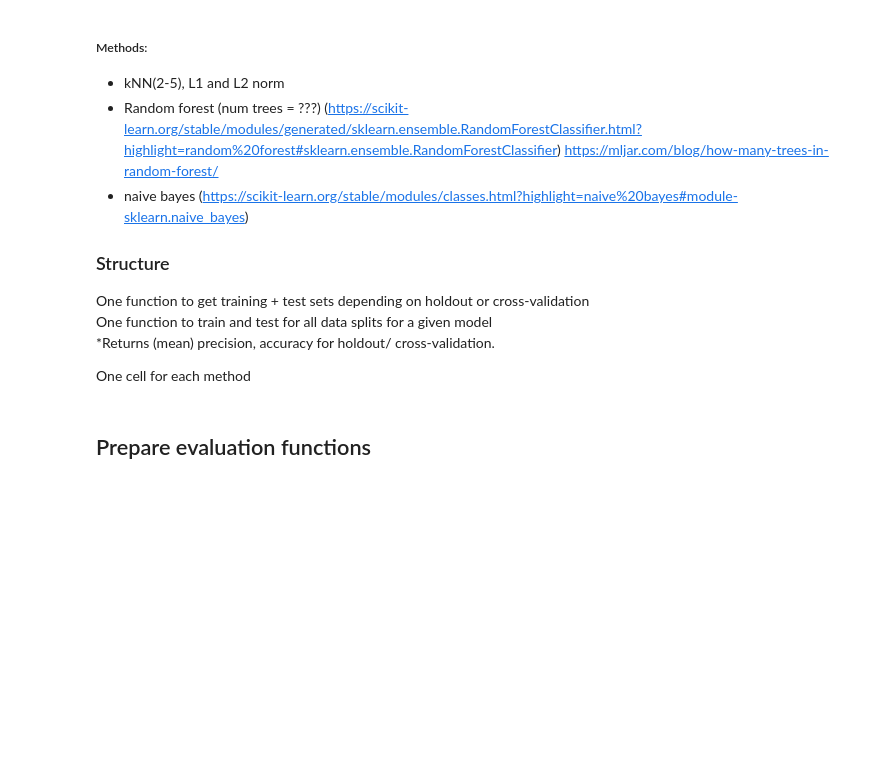
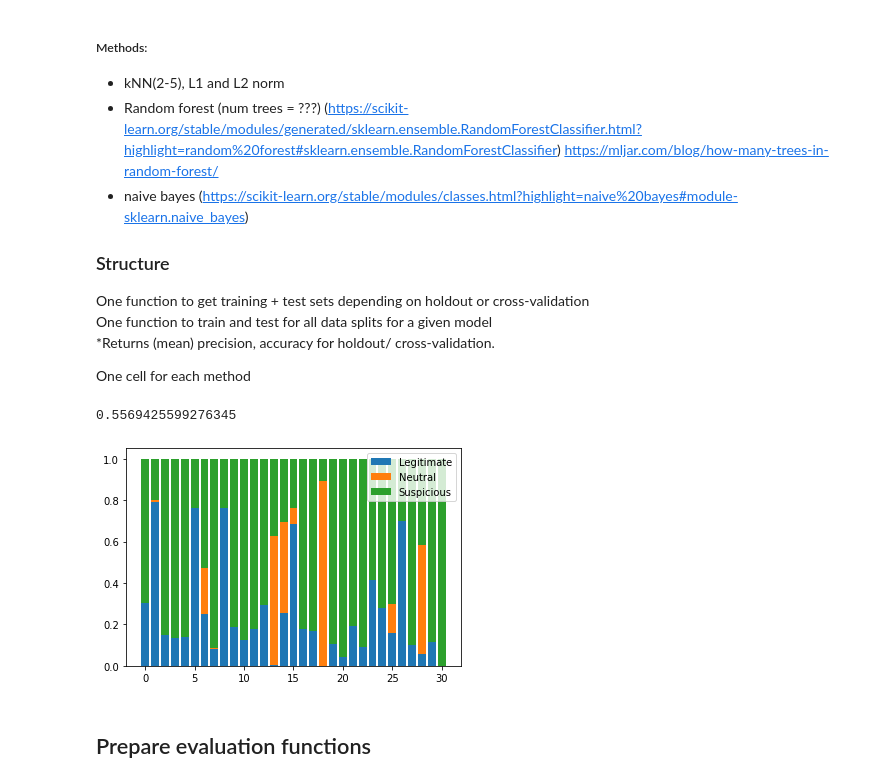
Before and after one commit to Erik-Lundell/MachineLearning1, a Jupyter notebook: phishing-with-skl.ipynb, the cells around one changed output. Saved outputs shown, nothing was run; the diff lists cells and outputs as text; code cells hidden in the pictures; blank space fills up the shorter version.

```diff
--- a/phishing-with-skl.ipynb
+++ b/phishing-with-skl.ipynb
@@ -26,10 +26,13 @@ import time
 import sklearn as skl
 from sklearn.neighbors import KNeighborsClassifier as kNN
 from sklearn.naive_bayes import CategoricalNB
+from sklearn.ensemble import RandomForestClassifier
 
 #load data, shuffle and separate parameters from labels
 df_raw = pd.read_csv("data/phpV5QYya.csv")
-df_shuffeled = df_raw.sample(frac=1,random_state=193520285)
+num_entries = df_raw.shape[0]
+num_attributes = df_raw.shape[1]
+df_shuffeled = df_raw.sample(frac=1,random_state=193520285) #*85
 scaler = skl.preprocessing.MinMaxScaler()
 scaler.fit(df_shuffeled)
 df_shuffeled = scaler.transform(df_shuffeled)
@@ -40,6 +43,28 @@ Y = df_shuffeled[:,-1:]
 #Create splits
 cross_validator10 = skl.model_selection.StratifiedKFold(n_splits=10)
 hX_train, hX_test, hY_train, hY_test = skl.model_selection.train_test_split(X,Y, test_size=0.2)
+# %%
+# Plot characteristics of data set
+
+df_temp = df_raw[df_raw["Result"]==1]
+length_df = df_temp.shape[0]
+
+print(length_df/num_entries)
+
+num_legitimate = np.count_nonzero(df_temp == -1, axis=0)/length_df
+num_neutral    = np.count_nonzero(df_temp == 0, axis=0)/length_df
+num_suspect    = np.count_nonzero(df_temp == 1, axis=0)/length_df
+
+plt.bar(range(0,num_attributes), num_legitimate)
+plt.bar(range(0,num_attributes), num_neutral, bottom = num_legitimate)
+plt.bar(range(0,num_attributes), num_suspect, bottom = num_legitimate + num_neutral)
+
+plt.legend(["Legitimate", "Neutral", "Suspicious"])
+
+plt.savefig("ex1-plots/phishing/distribution_suspect")
+# %% [output]
+0.5569425599276345
+[figure, added]
 # %% [markdown]
 ## Prepare evaluation functions
 # %%
```
Also changed, not shown: parts of 6 cells of this notebook, 9 other files.
